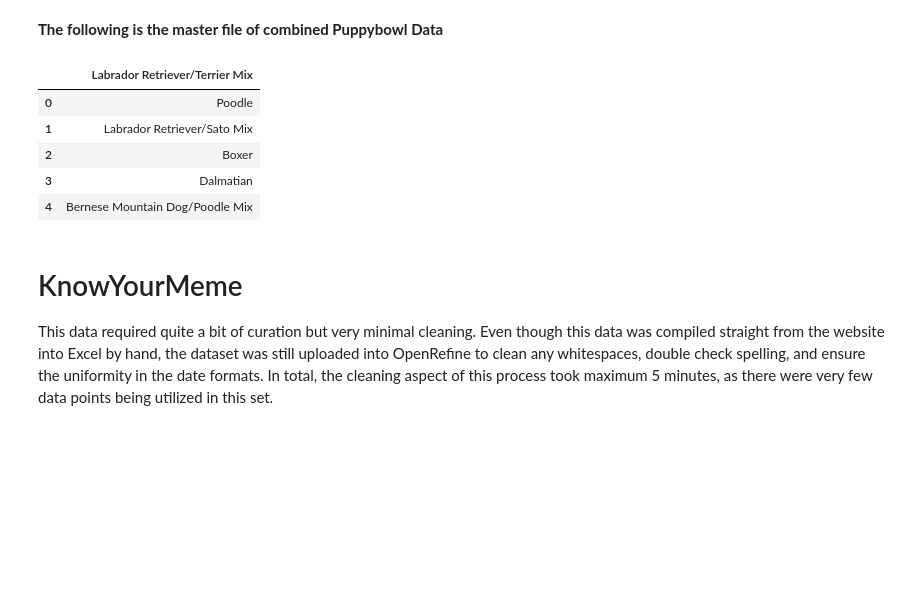
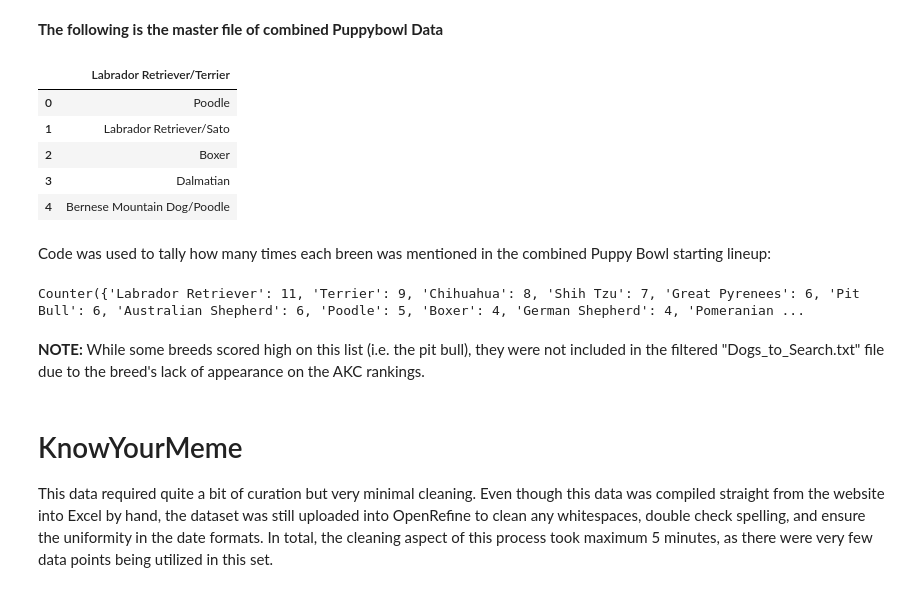
Before and after one commit to hburns2/Dogs-In-Media, a Jupyter notebook: Reproducing_Notebook.ipynb, the cells around one changed output. Saved outputs shown, nothing was run; the diff lists cells and outputs as text; code cells hidden in the pictures; blank space fills up the shorter version.

```diff
--- a/Reproducing_Notebook.ipynb
+++ b/Reproducing_Notebook.ipynb
@@ -88,15 +88,36 @@ copy_xii_lineup.head()
 # %% [markdown]
 **The following is the master file of combined Puppybowl Data**
 # %%
-master = pd.read_excel("Combined_Datafiles.xlsx")
+master = pd.read_csv("Combined_PuppyBowl_Datafiles.csv")
 master.head()
 # %% [output]
-|  | Labrador Retriever/Terrier Mix |
+|  | Labrador Retriever/Terrier |
 | 0 | Poodle |
-| 1 | Labrador Retriever/Sato Mix |
+| 1 | Labrador Retriever/Sato |
 | 2 | Boxer |
 | 3 | Dalmatian |
-| 4 | Bernese Mountain Dog/Poodle Mix |
+| 4 | Bernese Mountain Dog/Poodle |
+# %% [markdown]
+Code was used to tally how many times each breen was mentioned in the combined Puppy Bowl starting lineup:
+# %%
+import csv
+from collections import Counter
+
+# reading in my combined data file with breeds from all of the years I am investigating
+with open("Combined_PuppyBowl_Datafiles.csv", "r") as infile:
+    csv_reader = csv.reader(infile)
+    words_list = list(csv_reader)       # Making my data into a list
+
+word_counts = Counter()         # Using Counter and a for-loop to figure out how many times each breed appeared
+for line in words_list:
+    for word in line:
+        word_counts[word] = word_counts.get(word, 0) + 1
+
+print(word_counts)
+# %% [output]
+Counter({'Labrador Retriever': 11, 'Terrier': 9, 'Chihuahua': 8, 'Shih Tzu': 7, 'Great Pyrenees': 6, 'Pit Bull': 6, 'Australian Shepherd': 6, 'Poodle': 5, 'Boxer': 4, 'German Shepherd': 4, 'Pomeranian ...
+# %% [markdown]
+**NOTE:** While some breeds scored high on this list (i.e. the pit bull), they were not included in the filtered "Dogs_to_Search.txt" file due to the breed's lack of appearance on the AKC rankings.
 # %% [markdown]
 # KnowYourMeme
 
```
